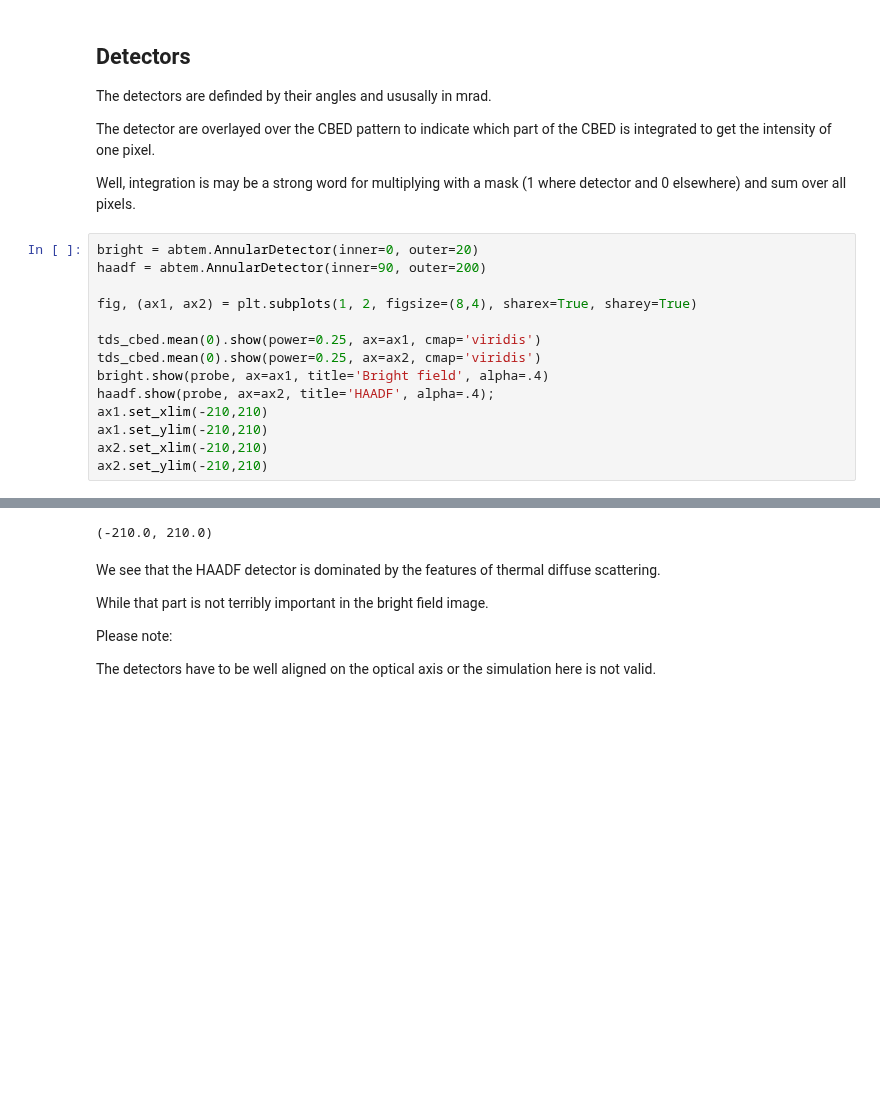
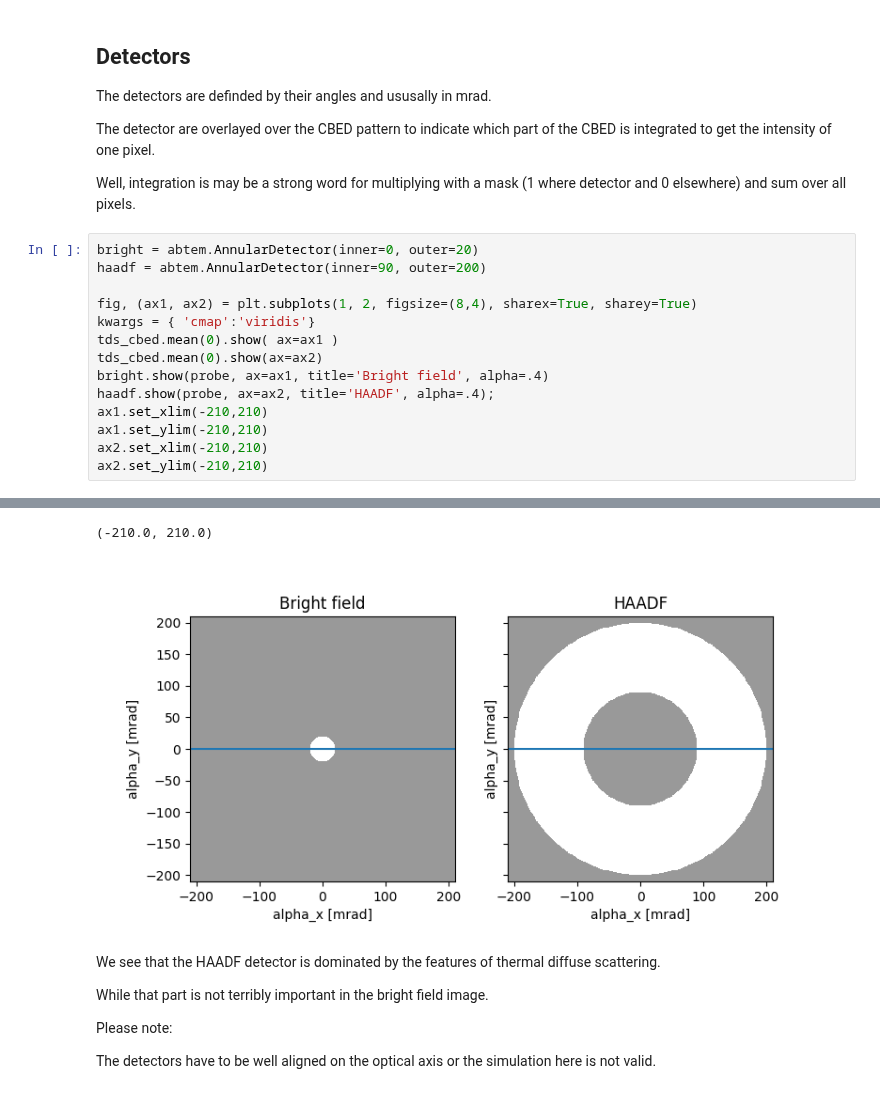
Before and after one commit to SergeiVKalinin/ML-ElectronMicroscopy-2023, a Jupyter notebook: Lecture 10/4_Z_Contrast_Simulation.ipynb, the cells around one changed output, grey strips where cells are left out. Saved outputs shown, nothing was run; the diff lists cells and outputs as text; blank space fills up the shorter version.

```diff
--- a/Lecture 10/4_Z_Contrast_Simulation.ipynb
+++ b/Lecture 10/4_Z_Contrast_Simulation.ipynb
@@ -191,9 +182,9 @@ bright = abtem.AnnularDetector(inner=0, outer=20)
 haadf = abtem.AnnularDetector(inner=90, outer=200)
 
 fig, (ax1, ax2) = plt.subplots(1, 2, figsize=(8,4), sharex=True, sharey=True)
-
-tds_cbed.mean(0).show(power=0.25, ax=ax1, cmap='viridis')
-tds_cbed.mean(0).show(power=0.25, ax=ax2, cmap='viridis')
+kwargs = { 'cmap':'viridis'}
+tds_cbed.mean(0).show( ax=ax1 )
+tds_cbed.mean(0).show(ax=ax2)
 bright.show(probe, ax=ax1, title='Bright field', alpha=.4)
 haadf.show(probe, ax=ax2, title='HAADF', alpha=.4);
 ax1.set_xlim(-210,210)
@@ -206,4 +195,5 @@ ax2.set_ylim(-210,210)
 (-210.0, 210.0)
+[figure, added]
 # %% [markdown]
 We see that the HAADF detector is dominated by the features of thermal diffuse scattering.
 
```
Also changed, not shown: parts of 12 cells of this notebook, 5 other files.
